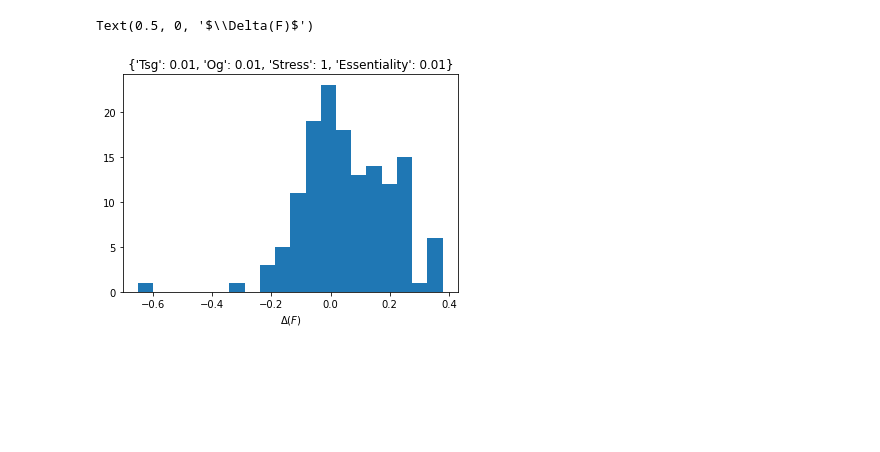
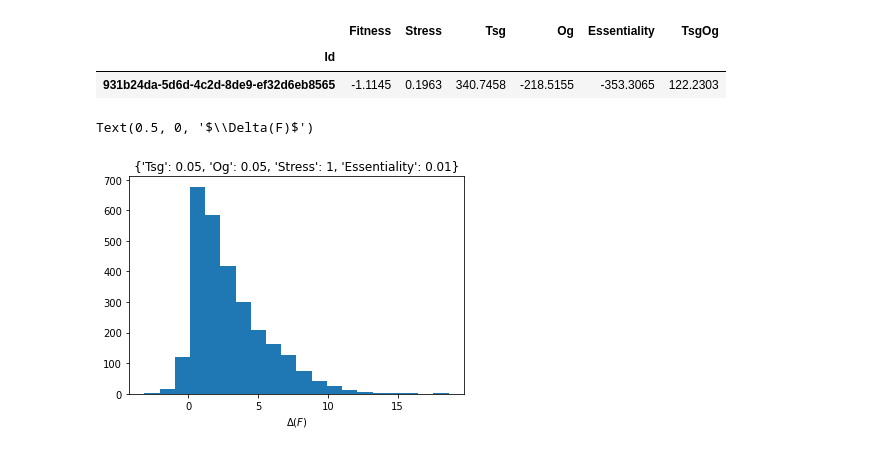
Before and after one commit to schwarzlab-ccb/SimChA, a Jupyter notebook: notebooks/fitness.ipynb, the cells around one changed output. Saved outputs shown, nothing was run; the diff lists cells and outputs as text; code cells hidden in the pictures; blank space fills up the shorter version.

```diff
--- a/notebooks/fitness.ipynb
+++ b/notebooks/fitness.ipynb
@@ -38,13 +31,21 @@ for x in range(2):
+# %%
+data["Essentiality"].min()
+# data where essentiality is min
+data[data["Essentiality"] == data["Essentiality"].min()]
+# %% [output]
+|  | Fitness | Stress | Tsg | Og | Essentiality | TsgOg |
+| Id |  |  |  |  |  |  |
+| 931b24da-5d6d-4c2d-8de9-ef32d6eb8565 | -1.1145 | 0.1963 | 340.7458 | -218.5155 | -353.3065 | 122.2303 |
 # %%
-params =  {"Tsg": 0.01, "Og": 0.01, "Stress": 1, "Essentiality": 0.01 }
+params =  {"Tsg": 0.05, "Og": 0.05, "Stress": 1, "Essentiality": 0.01 }
 myfun = lambda x : (params[x] * data[x]).to_numpy()
 mySum = sum(map(myfun, params.keys()))
 plt.title(f"{params}")
 plt.hist(mySum, bins=bin_count);
 plt.xlabel('$\Delta(F)$')
 # %% [output]
 Text(0.5, 0, '$\\Delta(F)$')
-[figure, old version]
+[figure, new version]
 # %%
 plt.scatter(data["Tsg"], data["Og"]);
 plt.xlabel("Tsg")
```
Also changed, not shown: parts of 9 cells of this notebook, 11 other files.
